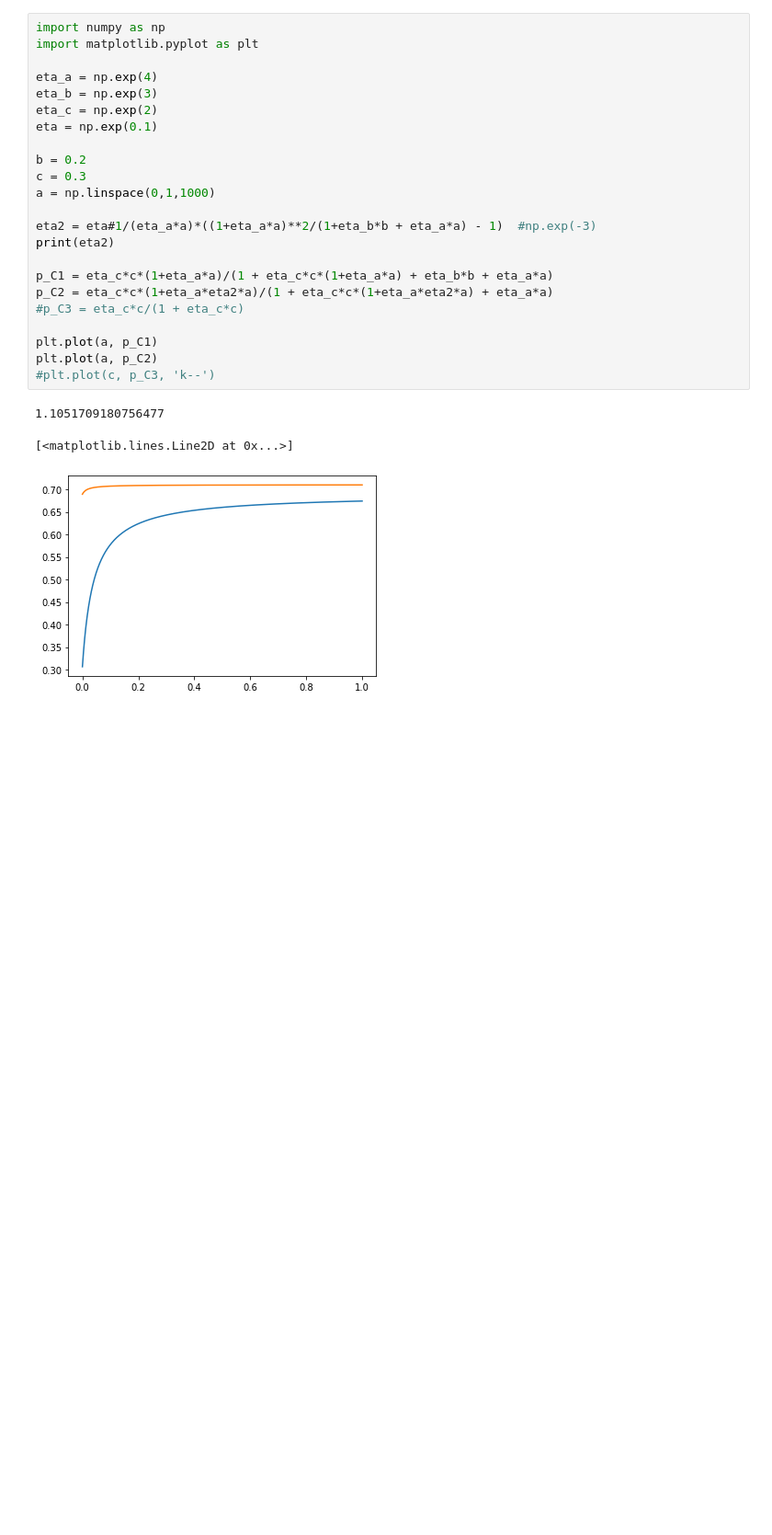
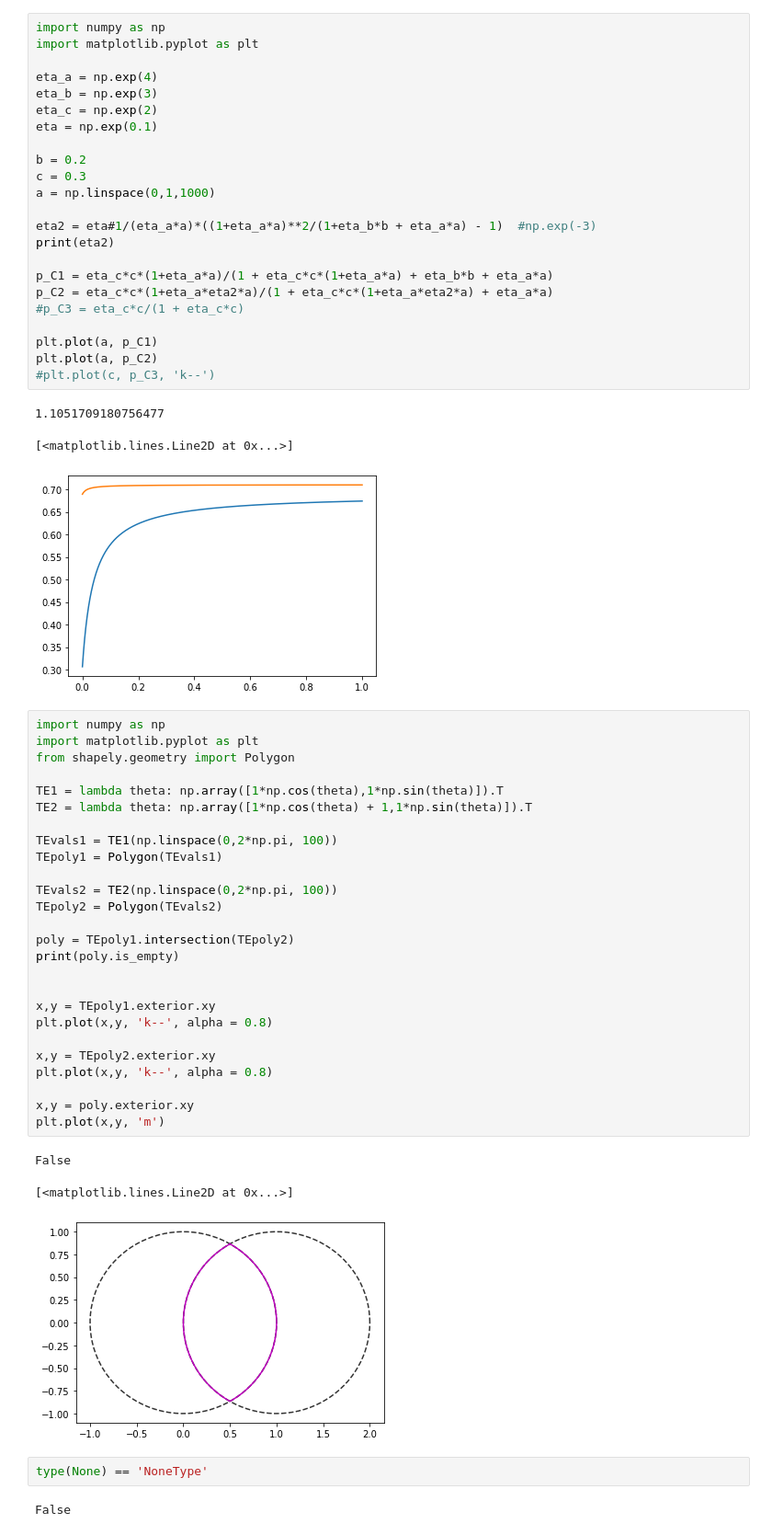
Before and after one commit to SchardtS/Cell-Differentiation, a Jupyter notebook: Testing Ground.ipynb, the cells around one changed output. Shown at 92% size. Saved outputs shown, nothing was run; the diff lists cells and outputs as text; blank space fills up the shorter version.

```diff
--- a/Testing Ground.ipynb
+++ b/Testing Ground.ipynb
@@ -81,3 +81,37 @@ plt.plot(a, p_C2)
 1.1051709180756477
 [<matplotlib.lines.Line2D at 0x...>]
 [figure]
+# %%
+import numpy as np
+import matplotlib.pyplot as plt
+from shapely.geometry import Polygon
+
+TE1 = lambda theta: np.array([1*np.cos(theta),1*np.sin(theta)]).T
+TE2 = lambda theta: np.array([1*np.cos(theta) + 1,1*np.sin(theta)]).T
+
+TEvals1 = TE1(np.linspace(0,2*np.pi, 100))
+TEpoly1 = Polygon(TEvals1)
+
+TEvals2 = TE2(np.linspace(0,2*np.pi, 100))
+TEpoly2 = Polygon(TEvals2)
+
+poly = TEpoly1.intersection(TEpoly2)
+print(poly.is_empty)
+
+
+x,y = TEpoly1.exterior.xy
+plt.plot(x,y, 'k--', alpha = 0.8)
+
+x,y = TEpoly2.exterior.xy
+plt.plot(x,y, 'k--', alpha = 0.8)
+
+x,y = poly.exterior.xy
+plt.plot(x,y, 'm')
+# %% [output]
+False
+[<matplotlib.lines.Line2D at 0x...>]
+[figure, added]
+# %%
+type(None) == 'NoneType'
+# %% [output]
+False
```
Also changed, not shown: parts of 1 cell of this notebook, 4 other files.
